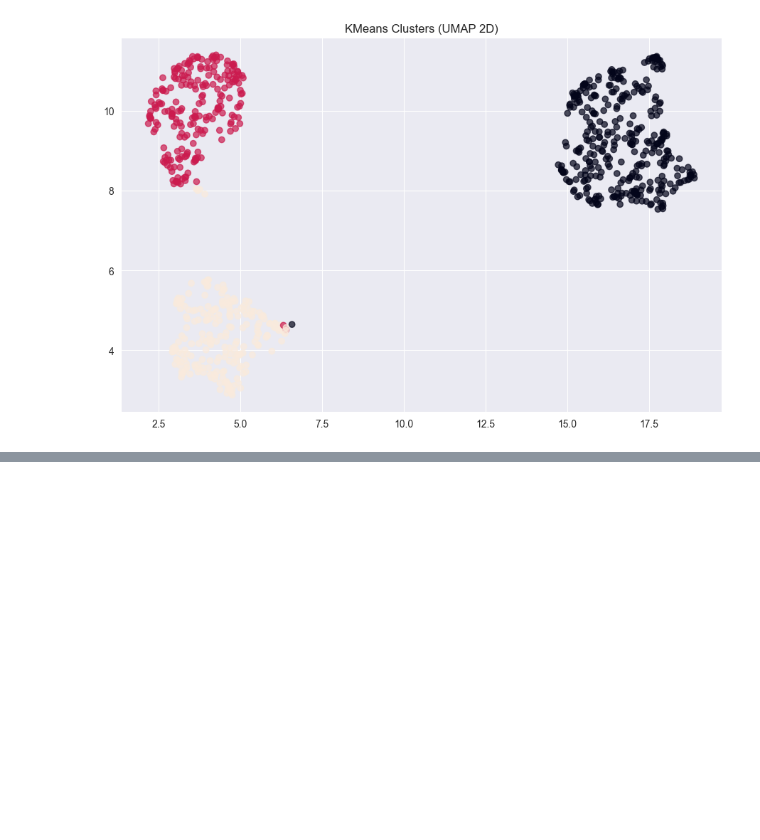
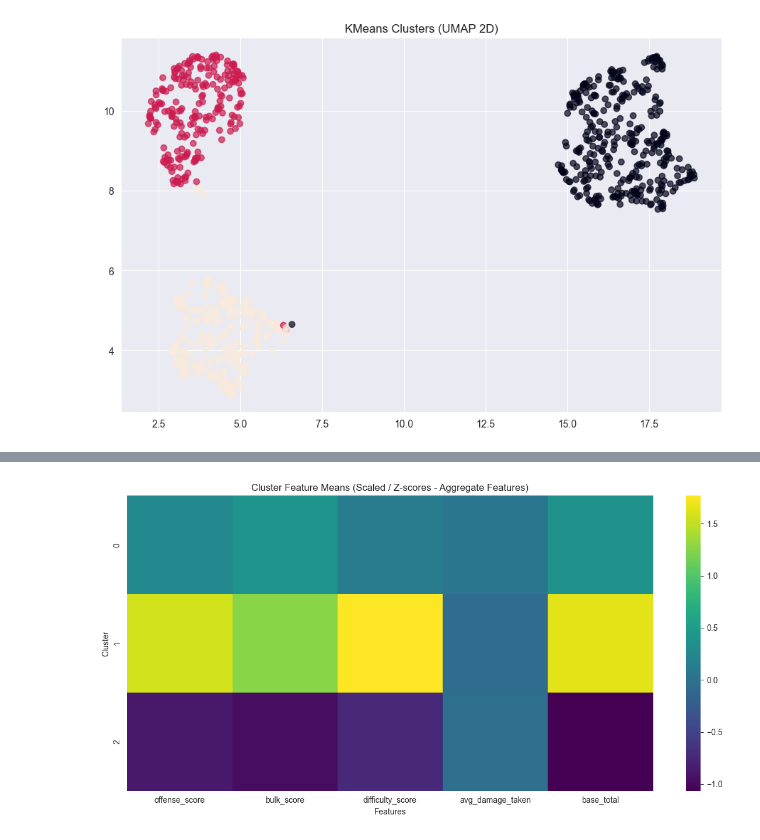
Before and after one commit to Barderus/pokemon-analysis, a Jupyter notebook: Notebooks/03 - Clustering.ipynb, the cells around one changed output, grey strips where cells are left out. Saved outputs shown, nothing was run; the diff lists cells and outputs as text; code cells hidden in the pictures; blank space fills up the shorter version.

```diff
--- a/Notebooks/03 - Clustering.ipynb
+++ b/Notebooks/03 - Clustering.ipynb
@@ -314,0 +242,3 @@ plt.show()
+# %%
+cluster_means_scaled1 = df_cluster_scaled1.groupby("cluster")[X1_features].mean()
+cluster_means_raw1 = df_cluster1.groupby("cluster")[X1_features].mean()
@@ -314,0 +299,10 @@ plt.show()
+# %%
+plt.figure(figsize=(12, 6))
+sns.heatmap(cluster_means_scaled1, annot=False, cmap="viridis")
+plt.title("Cluster Feature Means (Scaled / Z-scores - Aggregate Features)")
+plt.xlabel("Features")
+plt.ylabel("Cluster")
+plt.tight_layout()
+plt.show()
+# %% [output]
+[figure, added]
```
Also changed, not shown: parts of 35 cells of this notebook.
